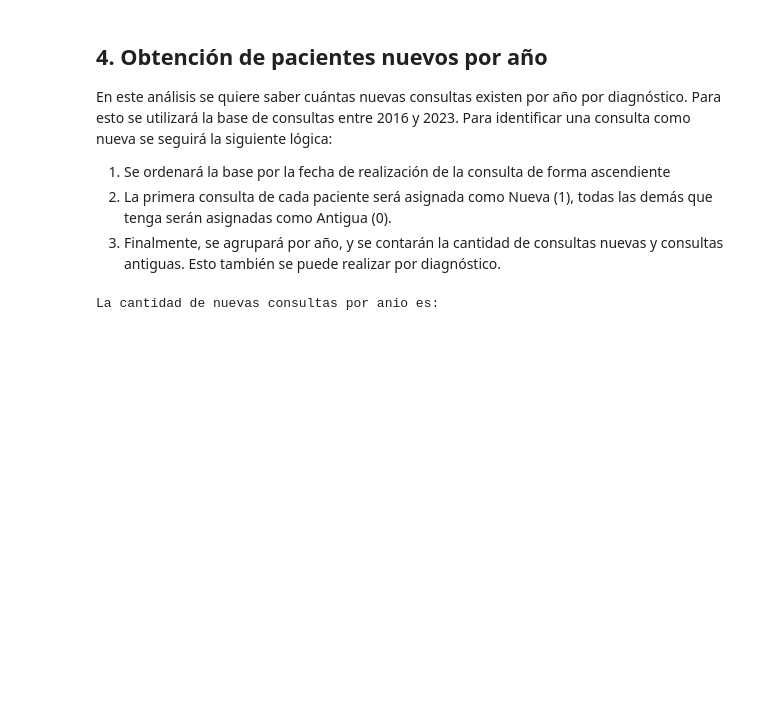
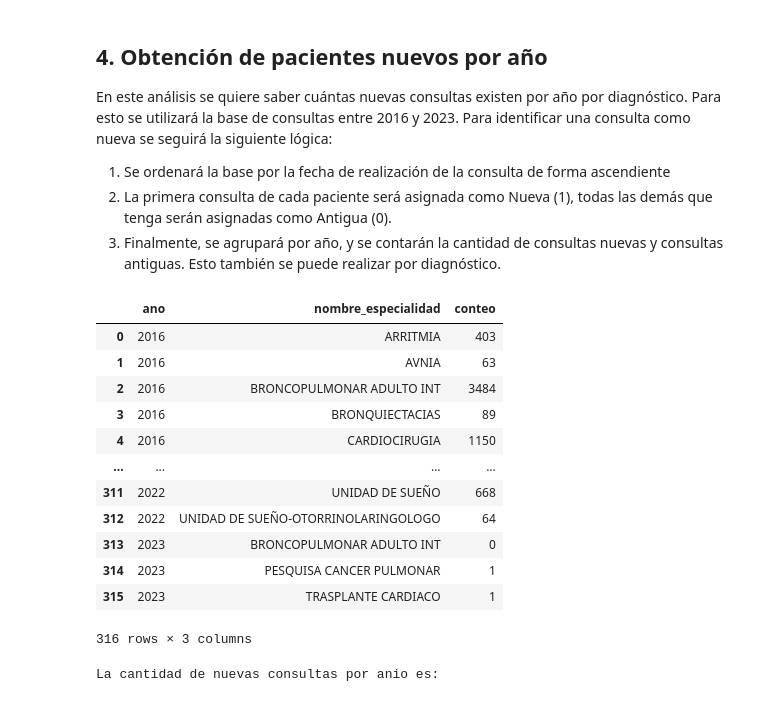
Before and after one commit to JavierRojas14/int-ambulatorio, a Jupyter notebook: notebooks/2.0-jrb-time-series-analysis.ipynb, the cells around one changed output. Cells and saved outputs as stored; diff of their text form; code cells hidden in the pictures; blank space fills up the shorter version.

Commit message:
Reporta todas las nuevas consultas

```diff
--- a/notebooks/2.0-jrb-time-series-analysis.ipynb
+++ b/notebooks/2.0-jrb-time-series-analysis.ipynb
@@ -662,6 +662,22 @@ antiguas. Esto también se puede realizar por diagnóstico.
 df_diagnosticos = df_diagnosticos.sort_values("fecha_atencion").reset_index(drop=True)
 # %%
 df_diagnosticos_tipo_consulta = build_features.indicar_primera_consulta_pacientes(df_diagnosticos)
+# %%
+nuevas_consultas_por_anio
+# %% [output]
+|  | ano | nombre_especialidad | conteo |
+| 0 | 2016 | ARRITMIA | 403 |
+| 1 | 2016 | AVNIA | 63 |
+| 2 | 2016 | BRONCOPULMONAR ADULTO INT | 3484 |
+| 3 | 2016 | BRONQUIECTACIAS | 89 |
+| 4 | 2016 | CARDIOCIRUGIA | 1150 |
+| ... | ... | ... | ... |
+| 311 | 2022 | UNIDAD DE SUEÑO | 668 |
+| 312 | 2022 | UNIDAD DE SUEÑO-OTORRINOLARINGOLOGO | 64 |
+| 313 | 2023 | BRONCOPULMONAR ADULTO INT | 0 |
+| 314 | 2023 | PESQUISA CANCER PULMONAR | 1 |
+| 315 | 2023 | TRASPLANTE CARDIACO | 1 |
+316 rows × 3 columns
 # %%
 nuevas_consultas_por_anio = df_diagnosticos_tipo_consulta.groupby(["ano"])["nueva_consulta"].sum()
 print(f"La cantidad de nuevas consultas por anio es:")
```
Also changed, not shown: parts of 2 cells of this notebook.
